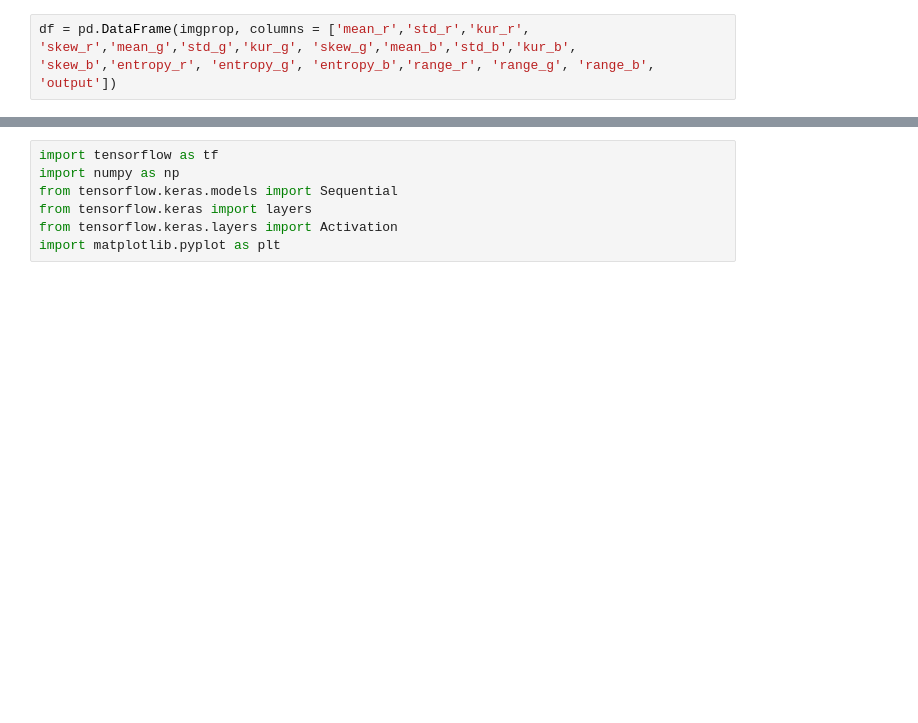
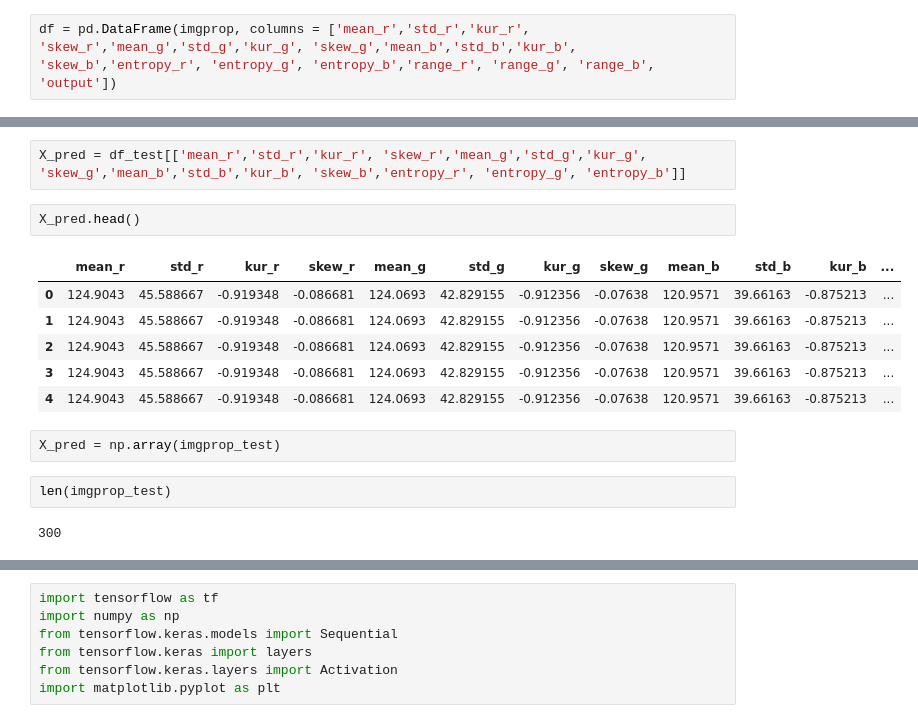
Before and after one commit to Vineet2107/Deep-Neural-Networks-with-PyTorch, a Jupyter notebook: Assignment1_CE784.ipynb, the cells around one changed output, grey strips where cells are left out. Cells and saved outputs as stored; diff of their text form; blank space fills up the shorter version.

```diff
--- a/Assignment1_CE784.ipynb
+++ b/Assignment1_CE784.ipynb
@@ -182,0 +215,17 @@ df.head()
+# %%
+X_pred = df_test[['mean_r','std_r','kur_r', 'skew_r','mean_g','std_g','kur_g', 'skew_g','mean_b','std_b','kur_b', 'skew_b','entropy_r', 'entropy_g', 'entropy_b']]
+# %%
+X_pred.head()
+# %% [output]
+|  | mean_r | std_r | kur_r | skew_r | mean_g | std_g | kur_g | skew_g | mean_b | std_b | kur_b | ... |
+| 0 | 124.9043 | 45.588667 | -0.919348 | -0.086681 | 124.0693 | 42.829155 | -0.912356 | -0.07638 | 120.9571 | 39.66163 | -0.875213 | ... |
+| 1 | 124.9043 | 45.588667 | -0.919348 | -0.086681 | 124.0693 | 42.829155 | -0.912356 | -0.07638 | 120.9571 | 39.66163 | -0.875213 | ... |
+| 2 | 124.9043 | 45.588667 | -0.919348 | -0.086681 | 124.0693 | 42.829155 | -0.912356 | -0.07638 | 120.9571 | 39.66163 | -0.875213 | ... |
+| 3 | 124.9043 | 45.588667 | -0.919348 | -0.086681 | 124.0693 | 42.829155 | -0.912356 | -0.07638 | 120.9571 | 39.66163 | -0.875213 | ... |
+| 4 | 124.9043 | 45.588667 | -0.919348 | -0.086681 | 124.0693 | 42.829155 | -0.912356 | -0.07638 | 120.9571 | 39.66163 | -0.875213 | ... |
+# %%
+X_pred = np.array(imgprop_test)
+# %%
+len(imgprop_test)
+# %% [output]
+300
```
Also changed, not shown: parts of 64 cells of this notebook.
